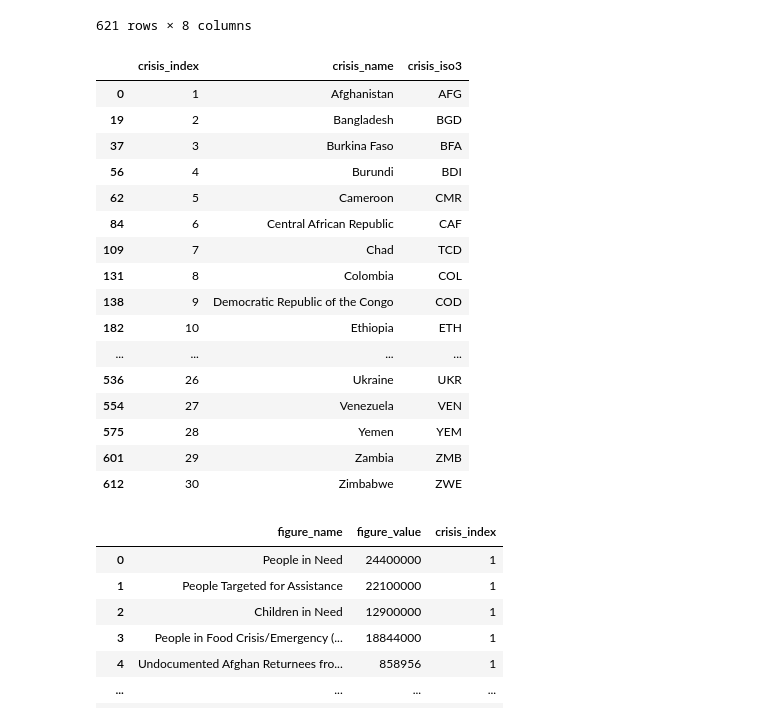
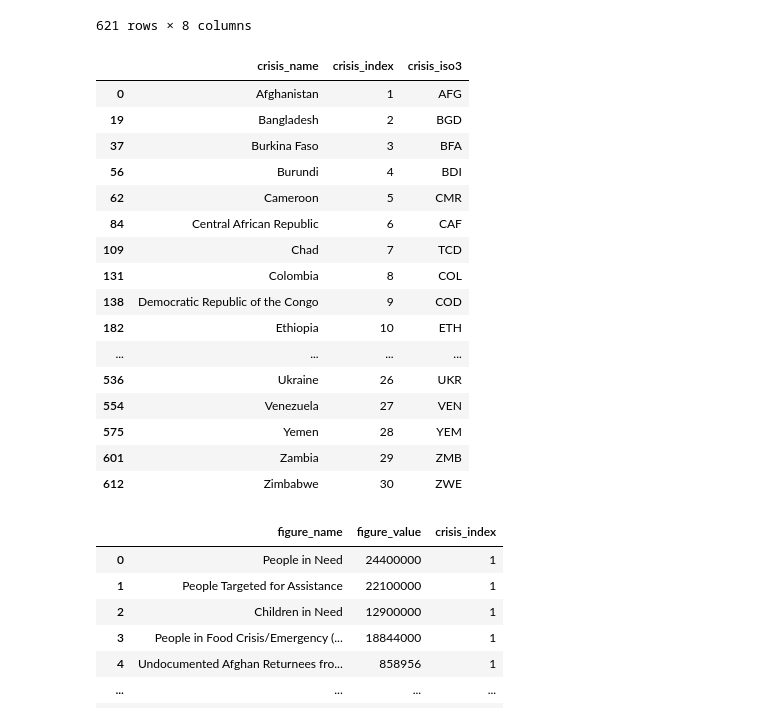
Before and after one commit to N-J-Miller/ETL-Project, a Jupyter notebook: crisis_project.ipynb, the cells around one changed output. Drawn from its saved outputs; the diff is of its cells as text; code cells hidden in the pictures.

```diff
--- a/crisis_project.ipynb
+++ b/crisis_project.ipynb
@@ -79,27 +79,27 @@ crisis_df
 621 rows × 8 columns
 # %%
 #sort data and make new dataframes for each table we want:
-crisis_countries_df = crisis_df[['crisis_index', 'crisis_name', 'crisis_iso3']]
-crisis_countries_df = crisis_countries_df.drop_duplicates()
+crisis_countries_df = crisis_df[['crisis_name','crisis_index','crisis_iso3']]
+crisis_countries_df = crisis_countries_df.drop_duplicates('crisis_name')
 crisis_countries_df
 # %% [output]
-|  | crisis_index | crisis_name | crisis_iso3 |
-| 0 | 1 | Afghanistan | AFG |
-| 19 | 2 | Bangladesh | BGD |
-| 37 | 3 | Burkina Faso | BFA |
-| 56 | 4 | Burundi | BDI |
-| 62 | 5 | Cameroon | CMR |
-| 84 | 6 | Central African Republic | CAF |
-| 109 | 7 | Chad | TCD |
-| 131 | 8 | Colombia | COL |
-| 138 | 9 | Democratic Republic of the Congo | COD |
-| 182 | 10 | Ethiopia | ETH |
+|  | crisis_name | crisis_index | crisis_iso3 |
+| 0 | Afghanistan | 1 | AFG |
+| 19 | Bangladesh | 2 | BGD |
+| 37 | Burkina Faso | 3 | BFA |
+| 56 | Burundi | 4 | BDI |
+| 62 | Cameroon | 5 | CMR |
+| 84 | Central African Republic | 6 | CAF |
+| 109 | Chad | 7 | TCD |
+| 131 | Colombia | 8 | COL |
+| 138 | Democratic Republic of the Congo | 9 | COD |
+| 182 | Ethiopia | 10 | ETH |
 | ... | ... | ... | ... |
-| 536 | 26 | Ukraine | UKR |
-| 554 | 27 | Venezuela | VEN |
-| 575 | 28 | Yemen | YEM |
-| 601 | 29 | Zambia | ZMB |
-| 612 | 30 | Zimbabwe | ZWE |
+| 536 | Ukraine | 26 | UKR |
+| 554 | Venezuela | 27 | VEN |
+| 575 | Yemen | 28 | YEM |
+| 601 | Zambia | 29 | ZMB |
+| 612 | Zimbabwe | 30 | ZWE |
 # %%
 #repeat process for each desired table
 crisis_figures_df = crisis_df[['figure_name','figure_value','crisis_index']]
```
Also changed, not shown: parts of 36 cells of this notebook.
